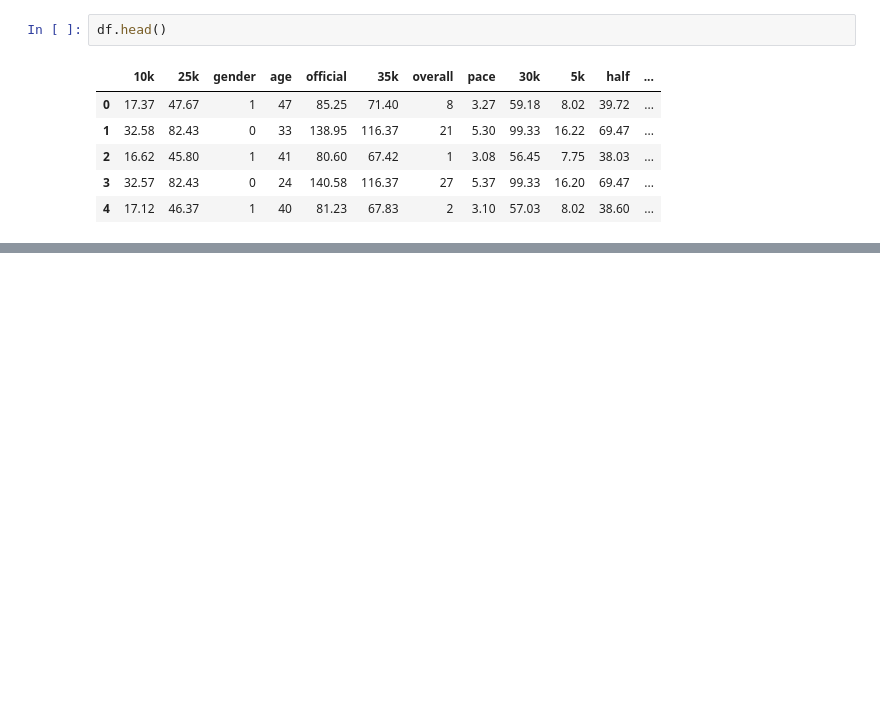
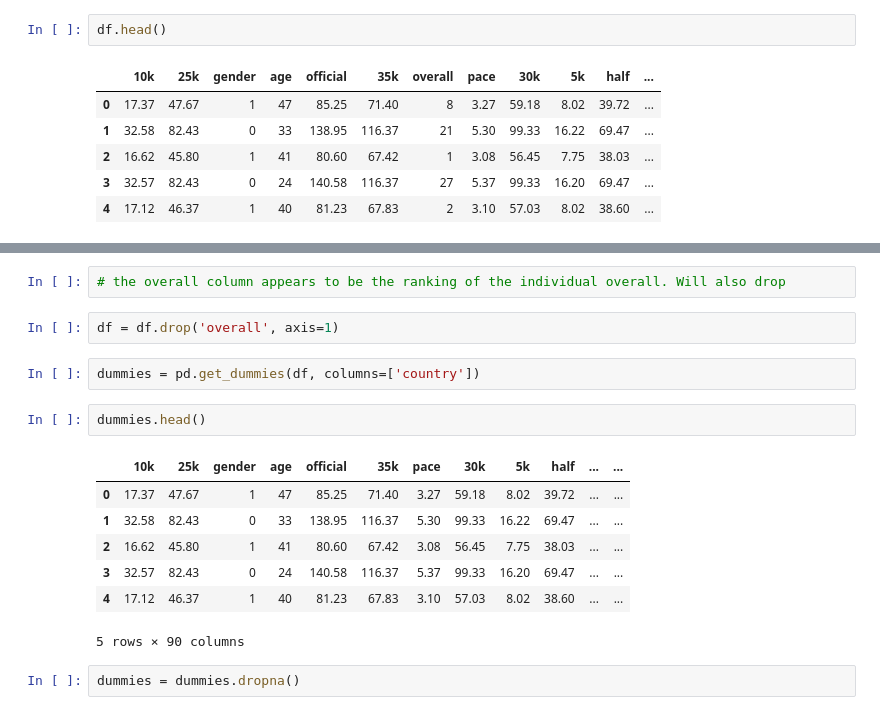
Before and after one commit to timothywallaby/thinkfulchallenge, a Jupyter notebook: BostonMarathonClustering.ipynb, the cells around one changed output, grey strips where cells are left out. Drawn from its saved outputs; the diff is of its cells as text; blank space fills up the shorter version.

```diff
--- a/BostonMarathonClustering.ipynb
+++ b/BostonMarathonClustering.ipynb
@@ -80,0 +146,18 @@ df.head()
+# %%
+# the overall column appears to be the ranking of the individual overall. Will also drop
+# %%
+df = df.drop('overall', axis=1)
+# %%
+dummies = pd.get_dummies(df, columns=['country'])
+# %%
+dummies.head()
+# %% [output]
+|  | 10k | 25k | gender | age | official | 35k | pace | 30k | 5k | half | ... | ... |
+| 0 | 17.37 | 47.67 | 1 | 47 | 85.25 | 71.40 | 3.27 | 59.18 | 8.02 | 39.72 | ... | ... |
+| 1 | 32.58 | 82.43 | 0 | 33 | 138.95 | 116.37 | 5.30 | 99.33 | 16.22 | 69.47 | ... | ... |
+| 2 | 16.62 | 45.80 | 1 | 41 | 80.60 | 67.42 | 3.08 | 56.45 | 7.75 | 38.03 | ... | ... |
+| 3 | 32.57 | 82.43 | 0 | 24 | 140.58 | 116.37 | 5.37 | 99.33 | 16.20 | 69.47 | ... | ... |
+| 4 | 17.12 | 46.37 | 1 | 40 | 81.23 | 67.83 | 3.10 | 57.03 | 8.02 | 38.60 | ... | ... |
+5 rows × 90 columns
+# %%
+dummies = dummies.dropna()
```
Also changed, not shown: parts of 9 cells of this notebook.
